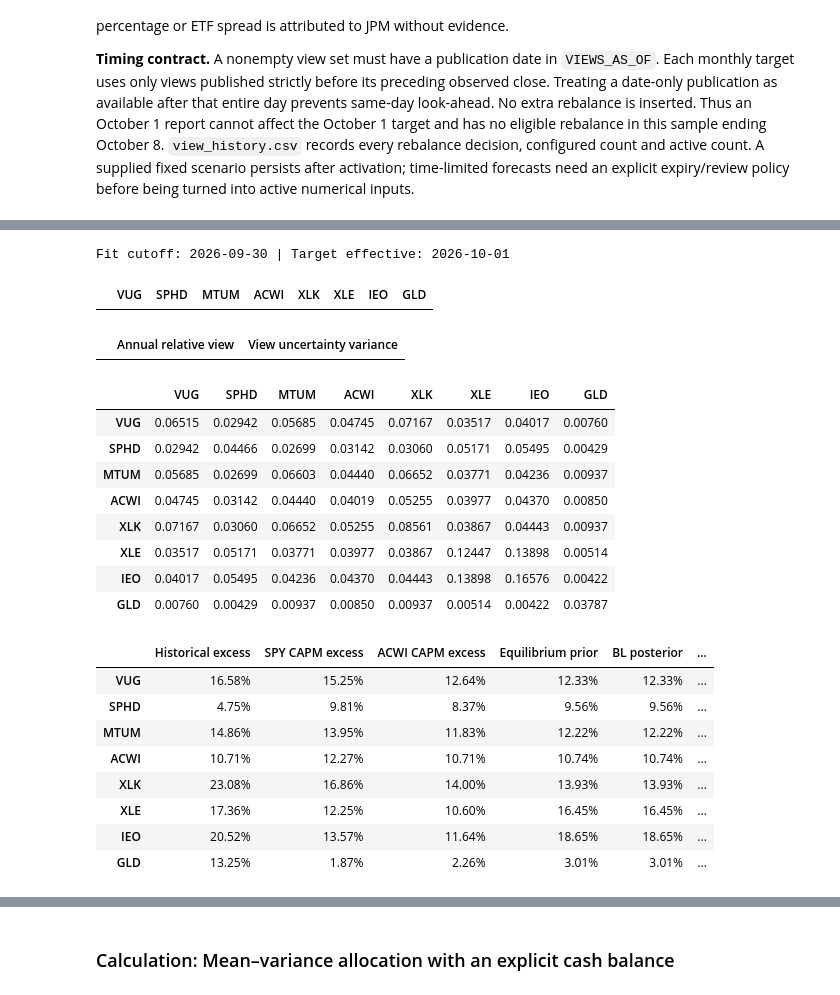
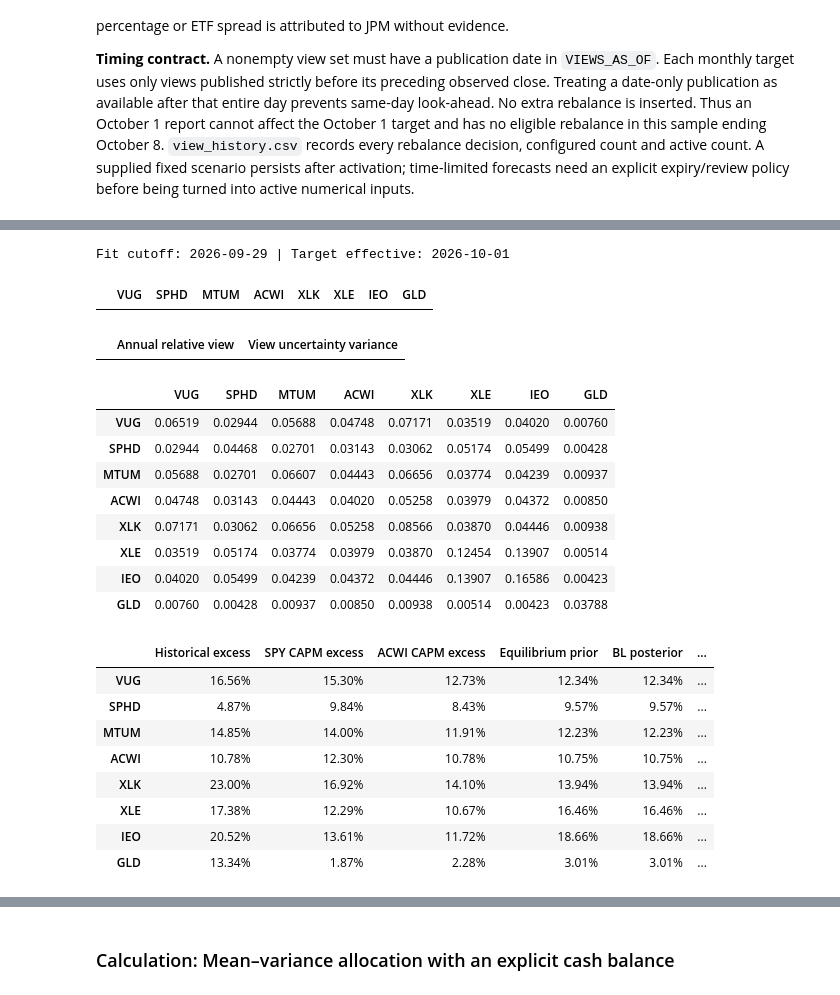
Before and after one commit to reishin0/quant-portfolio-research, a Jupyter notebook: portfolio_construction.ipynb, the cells around one changed output, grey strips where cells are left out. Cells and saved outputs as stored; diff of their text form; code cells hidden in the pictures.

```diff
--- a/portfolio_construction.ipynb
+++ b/portfolio_construction.ipynb
@@ -339,7 +555,8 @@ First date: 2020-01-02 | Last date: 2026-10-08
 # %% [markdown]
 ### Calculation: Performance statistics and benchmark comparison
 # %%
-def historical_metrics(series, annual_rf=0.03, periods_per_year=PERIODS_PER_YEAR):
+def historical_metrics(series, annual_rf=0.03, periods_per_year=PERIODS_PER_YEAR,
+                       cash_returns=None):
     """Annualized metrics from explicit period frequency; default is daily/252."""
     values = np.asarray(series, dtype=float)
     if len(values) < 2 or not np.isfinite(values).all() or (values <= -1).any():
@@ -349,7 +566,16 @@ def historical_metrics(series, annual_rf=0.03, periods_per_year=PERIODS_PER_YEAR
     if not np.isfinite(periods_per_year) or periods_per_year <= 0:
         raise ValueError('periods_per_year must be positive.')
     volatility = values.std(ddof=1) * np.sqrt(periods_per_year)
-    excess = values - ((1 + annual_rf) ** (1 / periods_per_year) - 1)
+    if cash_returns is None:
+        cash = np.full(len(values), (1 + annual_rf) ** (1 / periods_per_year) - 1)
+    else:
+        if isinstance(series, pd.Series) and not cash_returns.index.equals(series.index):
+            raise ValueError('Cash returns must match performance dates exactly.')
+        cash = np.asarray(cash_returns, dtype=float)
+        if cash.shape != values.shape or not np.isfinite(cash).all() or (cash <= -1).any():
+            raise ValueError('Invalid performance cash returns.')
+    excess = values - cash
+    excess_volatility = excess.std(ddof=1) * np.sqrt(periods_per_year)
     downside = np.sqrt(np.mean(np.minimum(excess, 0) ** 2) * periods_per_year)
     wealth = np.concatenate([[1.0], np.cumprod(1 + values)])
     drawdown = wealth / np.maximum.accumulate(wealth) - 1
@@ -357,15 +583,15 @@ def historical_metrics(series, annual_rf=0.03, periods_per_year=PERIODS_PER_YEAR
         'Annual mean': values.mean() * periods_per_year,
         'CAGR': wealth[-1] ** (periods_per_year / len(values)) - 1,
         'Annual volatility': volatility,
-        'Sharpe': excess.mean() * periods_per_year / volatility if volatility > 0 else np.nan,
+        'Sharpe': excess.mean() * periods_per_year / excess_volatility if excess_volatility > 1e-15 else np.nan,
         'Sortino': excess.mean() * periods_per_year / downside if downside > 0 else np.nan,
         'Max drawdown': drawdown.min(),
     }
 
 
-def performance_table(returns, annual_rf=0.03, periods_per_year=252, benchmark=None):
+def performance_table(returns, annual_rf=0.03, periods_per_year=252, benchmark=None, cash_returns=None):
     data = _numeric_frame(returns, 'returns', minimum_rows=2)
-    table = pd.DataFrame({name: historical_metrics(data[name], annual_rf, periods_per_year)
+    table = pd.DataFrame({name: historical_metrics(data[name], annual_rf, periods_per_year, cash_returns)
                           for name in data}).T
     if benchmark is not None:
         reference = pd.Series(benchmark).reindex(data.index)
@@ -577,7 +801,7 @@ def black_litterman(covariance, prior_weights=None, risk_aversion=3.07, tau=0.1,
         raise ValueError('Covariance must be finite and symmetric.')
     if np.linalg.eigvalsh(sigma).min() < -1e-10:
         raise ValueError('Covariance must be positive semidefinite.')
-    if tau <= 0 or risk_aversion <= 0:
+    if not np.isfinite([tau, risk_aversion]).all() or tau <= 0 or risk_aversion <= 0:
         raise ValueError('tau and risk aversion must be positive.')
     weights = np.full(len(names), 1 / len(names)) if prior_weights is None else np.asarray(prior_weights, dtype=float)
     if weights.shape != (len(names),) or not np.isfinite(weights).all() or (weights < 0).any() or not np.isclose(weights.sum(), 1):
@@ -634,6 +858,8 @@ def optimize_weights(expected_excess, covariance, returns, benchmark, cap=0.35):
     bench = benchmark.to_numpy(dtype=float)
     if not all(np.isfinite(value).all() for value in [sigma, mu, history, bench]):
         raise ValueError('Optimization inputs must be finite.')
+    if (not np.allclose(sigma, sigma.T) or np.linalg.eigvalsh(sigma).min() <= 1e-12):
+        raise ValueError('Optimizer covariance must be symmetric positive definite; inspect ill conditioning.')
     equal = np.full(n, 1 / n)
 
     def variance(w):
@@ -954,11 +1304,15 @@ result = analyze(
     bab_gross_limit=BAB_GROSS_LIMIT,
     investor_views=INVESTOR_VIEWS,
     views_as_of=VIEWS_AS_OF,
+    cash_returns=cash_returns,
 )
 print("Aligned returns:", len(result["returns"]))
 print("Training observations:", result["training_days"])
 print("Walk-forward evaluation:", result["evaluation_start"].date(), "to", result["evaluation_end"].date())
 display(result["returns"][ASSETS].corr().round(2))
+
+display(result["view_history"].head())
+display(result["solver_history"].head(12))
 # %% [output]
 Aligned returns: 1700
 Training observations: 504
@@ -1073,49 +1456,49 @@ as annual **excess** returns. Summary averages are explicitly equal weighted.
 # %%
 last_rebalance = result["weight_history"].index.get_level_values("Date").max()
-last_train = result["returns"].loc[result["returns"].index < last_rebalance]
+last_train = result["returns"].loc[:result["view_history"].loc[last_rebalance, "Decision close"]]
 print("Fit cutoff:", last_train.index[-1].date(), "| Target effective:", last_rebalance.date())
 bl = black_litterman(result["covariance"], return_details=True, views=list(result["views"].itertuples(index=False, name=None)))
 display(bl["P"])
 display(pd.concat([bl["Q"], pd.Series(np.diag(bl["Omega"]), index=bl["Q"].index, name="View uncertainty variance")], axis=1))
 display(bl["predictive_covariance"].round(5))
 daily_cash = (1 + ANNUAL_RISK_FREE_RATE) ** (1 / 252) - 1
 last_spy = capm_diagnostics(last_train[ASSETS], last_train[BENCHMARK], ANNUAL_RISK_FREE_RATE)
 last_acwi = capm_diagnostics(last_train[ASSETS], last_train["ACWI"], ANNUAL_RISK_FREE_RATE)
 return_comparison = pd.DataFrame({
     "Historical excess": (last_train[ASSETS].mean() - daily_cash) * 252,
     "SPY CAPM excess": last_spy["CAPM annual excess"],
     "ACWI CAPM excess": last_acwi["CAPM annual excess"],
     "Equilibrium prior": bl["prior"], "BL posterior": bl["posterior"],
 })
 return_comparison["Posterior minus prior"] = bl["posterior"] - bl["prior"]
 display(return_comparison.style.format("{:.2%}"))
 return_summary = return_comparison.agg(["mean", "std", "min", "max"]).rename(index={"mean": "Equal-weight mean", "std": "Cross-asset standard deviation"})
 display(return_summary.style.format("{:.2%}"))
 assert np.allclose(bl["posterior"], result["posterior"])
 assert np.linalg.eigvalsh(bl["mean_covariance"]).min() >= -1e-10
 diagnostic_tables.update(bl_link_matrix=bl["P"], bl_views=bl["Q"].to_frame(), bl_omega=bl["Omega"],
                          bl_mean_covariance=bl["mean_covariance"], bl_predictive_covariance=bl["predictive_covariance"],
                          return_vector_comparison=return_comparison, return_vector_summary=return_summary)
 # %% [output]
-Fit cutoff: 2026-09-30 | Target effective: 2026-10-01
+Fit cutoff: 2026-09-29 | Target effective: 2026-10-01
 |  | VUG | SPHD | MTUM | ACWI | XLK | XLE | IEO | GLD |
 |  | Annual relative view | View uncertainty variance |
 |  | VUG | SPHD | MTUM | ACWI | XLK | XLE | IEO | GLD |
-| VUG | 0.06515 | 0.02942 | 0.05685 | 0.04745 | 0.07167 | 0.03517 | 0.04017 | 0.00760 |
-| SPHD | 0.02942 | 0.04466 | 0.02699 | 0.03142 | 0.03060 | 0.05171 | 0.05495 | 0.00429 |
-| MTUM | 0.05685 | 0.02699 | 0.06603 | 0.04440 | 0.06652 | 0.03771 | 0.04236 | 0.00937 |
-| ACWI | 0.04745 | 0.03142 | 0.04440 | 0.04019 | 0.05255 | 0.03977 | 0.04370 | 0.00850 |
-| XLK | 0.07167 | 0.03060 | 0.06652 | 0.05255 | 0.08561 | 0.03867 | 0.04443 | 0.00937 |
-| XLE | 0.03517 | 0.05171 | 0.03771 | 0.03977 | 0.03867 | 0.12447 | 0.13898 | 0.00514 |
-| IEO | 0.04017 | 0.05495 | 0.04236 | 0.04370 | 0.04443 | 0.13898 | 0.16576 | 0.00422 |
-| GLD | 0.00760 | 0.00429 | 0.00937 | 0.00850 | 0.00937 | 0.00514 | 0.00422 | 0.03787 |
+| VUG | 0.06519 | 0.02944 | 0.05688 | 0.04748 | 0.07171 | 0.03519 | 0.04020 | 0.00760 |
+| SPHD | 0.02944 | 0.04468 | 0.02701 | 0.03143 | 0.03062 | 0.05174 | 0.05499 | 0.00428 |
+| MTUM | 0.05688 | 0.02701 | 0.06607 | 0.04443 | 0.06656 | 0.03774 | 0.04239 | 0.00937 |
+| ACWI | 0.04748 | 0.03143 | 0.04443 | 0.04020 | 0.05258 | 0.03979 | 0.04372 | 0.00850 |
+| XLK | 0.07171 | 0.03062 | 0.06656 | 0.05258 | 0.08566 | 0.03870 | 0.04446 | 0.00938 |
+| XLE | 0.03519 | 0.05174 | 0.03774 | 0.03979 | 0.03870 | 0.12454 | 0.13907 | 0.00514 |
+| IEO | 0.04020 | 0.05499 | 0.04239 | 0.04372 | 0.04446 | 0.13907 | 0.16586 | 0.00423 |
+| GLD | 0.00760 | 0.00428 | 0.00937 | 0.00850 | 0.00938 | 0.00514 | 0.00423 | 0.03788 |
 |  | Historical excess | SPY CAPM excess | ACWI CAPM excess | Equilibrium prior | BL posterior | ... |
-| VUG | 16.58% | 15.25% | 12.64% | 12.33% | 12.33% | ... |
-| SPHD | 4.75% | 9.81% | 8.37% | 9.56% | 9.56% | ... |
-| MTUM | 14.86% | 13.95% | 11.83% | 12.22% | 12.22% | ... |
-| ACWI | 10.71% | 12.27% | 10.71% | 10.74% | 10.74% | ... |
-| XLK | 23.08% | 16.86% | 14.00% | 13.93% | 13.93% | ... |
-| XLE | 17.36% | 12.25% | 10.60% | 16.45% | 16.45% | ... |
-| IEO | 20.52% | 13.57% | 11.64% | 18.65% | 18.65% | ... |
-| GLD | 13.25% | 1.87% | 2.26% | 3.01% | 3.01% | ... |
+| VUG | 16.56% | 15.30% | 12.73% | 12.34% | 12.34% | ... |
+| SPHD | 4.87% | 9.84% | 8.43% | 9.57% | 9.57% | ... |
+| MTUM | 14.85% | 14.00% | 11.91% | 12.23% | 12.23% | ... |
+| ACWI | 10.78% | 12.30% | 10.78% | 10.75% | 10.75% | ... |
+| XLK | 23.00% | 16.92% | 14.10% | 13.94% | 13.94% | ... |
+| XLE | 17.38% | 12.29% | 10.67% | 16.46% | 16.46% | ... |
+| IEO | 20.52% | 13.61% | 11.72% | 18.66% | 18.66% | ... |
+| GLD | 13.34% | 1.87% | 2.28% | 3.01% | 3.01% | ... |
 |  | Historical excess | SPY CAPM excess | ACWI CAPM excess | Equilibrium prior | BL posterior | ... |
```
Also changed, not shown: parts of 41 cells of this notebook, 23 other files.
